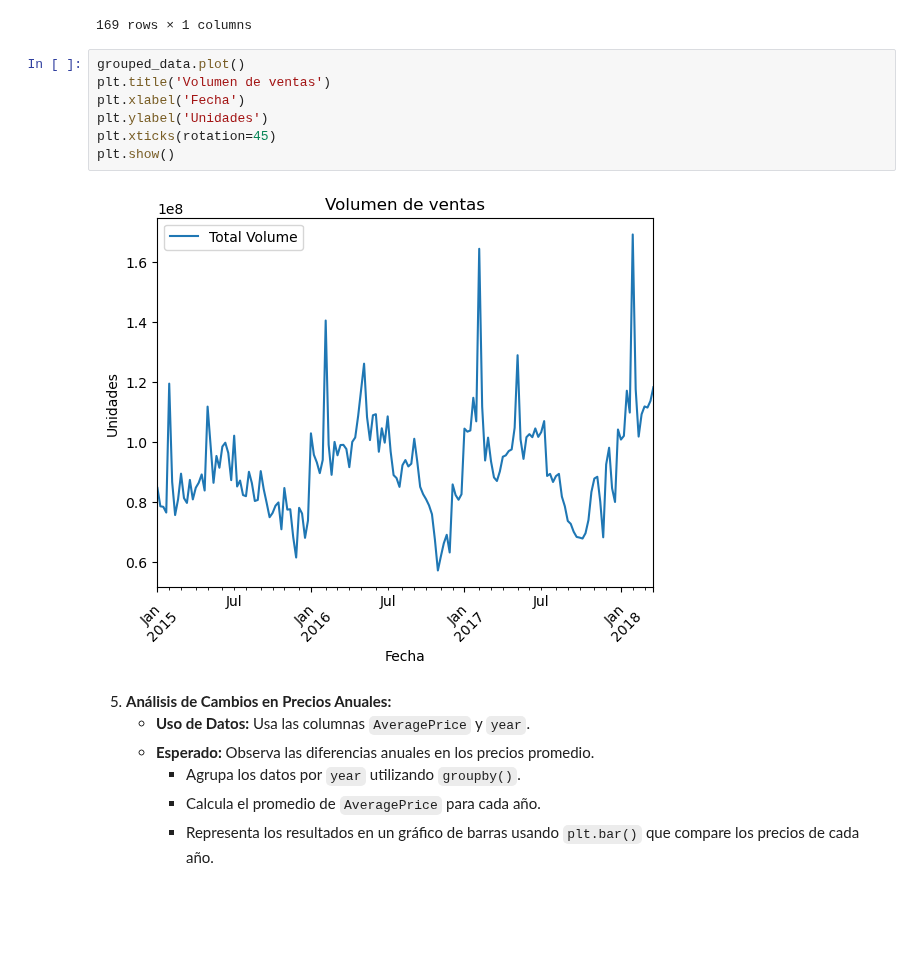
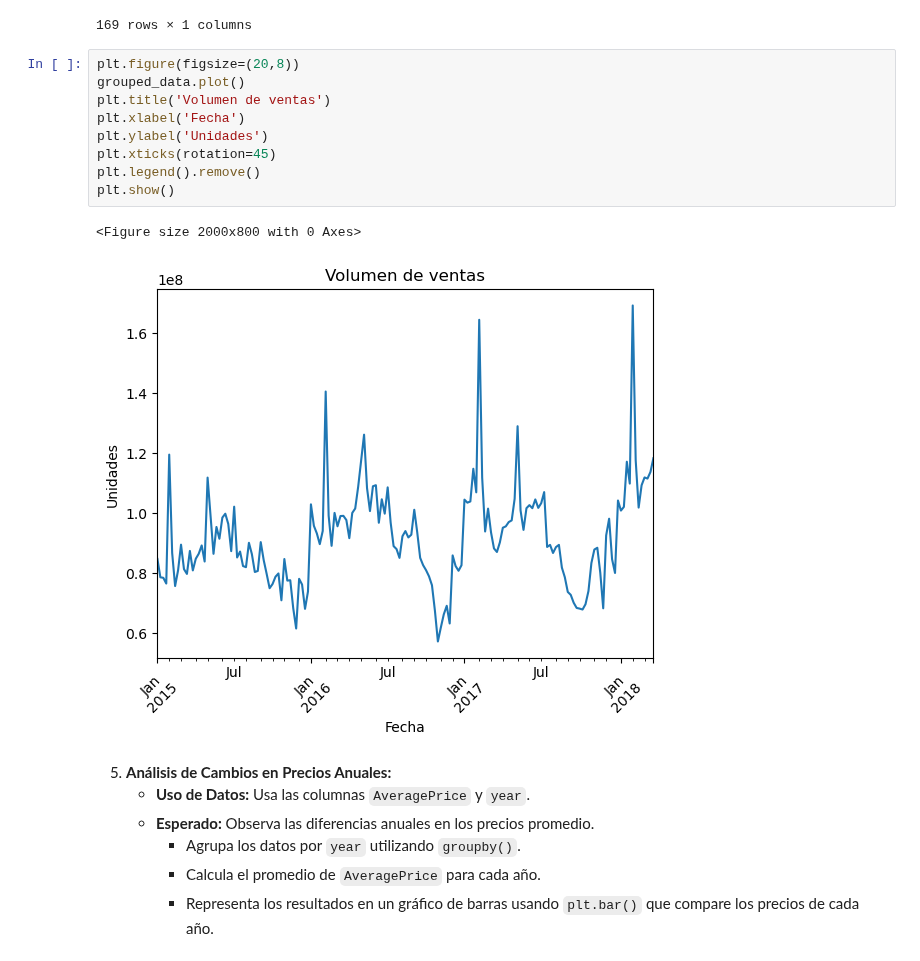
Before and after one commit to albagd77/MAGic-Avocado-TP1, a Jupyter notebook: 01_series_temporales.ipynb, the cells around one changed output. Drawn from its saved outputs; the diff is of its cells as text; blank space fills up the shorter version.

```diff
--- a/01_series_temporales.ipynb
+++ b/01_series_temporales.ipynb
@@ -179,14 +178,17 @@ grouped_data
 | 2018-03-25 | 1.182690e+08 |
 169 rows × 1 columns
 # %%
+plt.figure(figsize=(20,8))
 grouped_data.plot()
 plt.title('Volumen de ventas')
 plt.xlabel('Fecha')
 plt.ylabel('Unidades')
 plt.xticks(rotation=45)
+plt.legend().remove()
 plt.show()
 # %% [output]
+<Figure size 2000x800 with 0 Axes>
-[figure, old version]
+[figure, new version]
 # %% [markdown]
 
 5. **Análisis de Cambios en Precios Anuales:**
```
Also changed, not shown: parts of 2 cells of this notebook.
